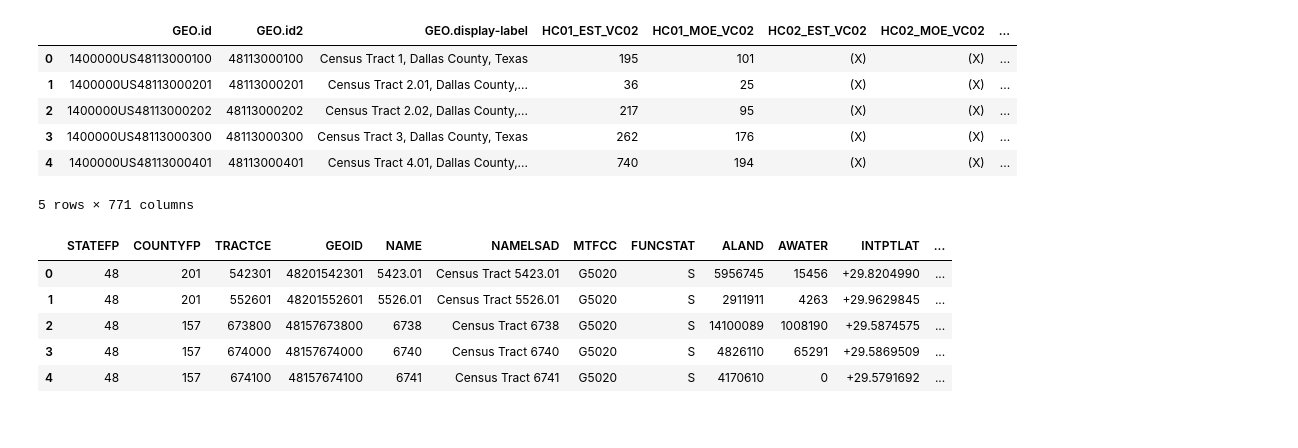
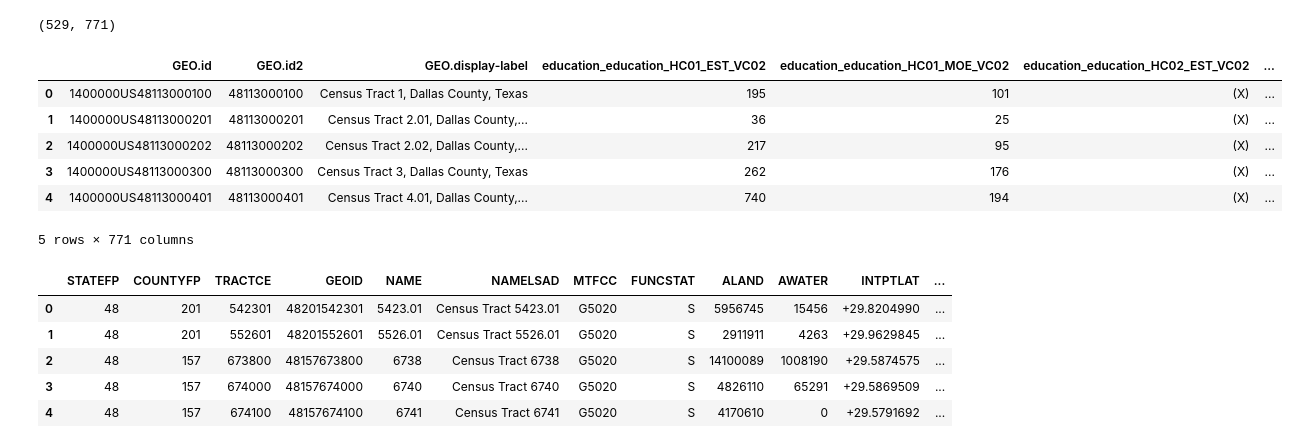
Before and after one commit to DSS-Housing/Kaggle-CPE, a Jupyter notebook: census_tract_automation.ipynb, the cells around one changed output. Drawn from its saved outputs; the diff is of its cells as text; code cells hidden in the pictures.

```diff
--- a/census_tract_automation.ipynb
+++ b/census_tract_automation.ipynb
@@ -16,16 +22,24 @@ education_data = "37-00049_ACS_education-attainment/ACS_16_5YR_S1501_with_ann.cs
 # %%
 education_df = pd.read_csv(acs_datapath + education_data, header = 0, skiprows=[1])
 sub_header = pd.read_csv(acs_datapath + education_data, header = 1).keys()
-# %%
-education_df.head()
-# %% [output]
-|  | GEO.id | GEO.id2 | GEO.display-label | HC01_EST_VC02 | HC01_MOE_VC02 | HC02_EST_VC02 | HC02_MOE_VC02 | ... |
-| 0 | 1400000US48113000100 | 48113000100 | Census Tract 1, Dallas County, Texas | 195 | 101 | (X) | (X) | ... |
-| 1 | 1400000US48113000201 | 48113000201 | Census Tract 2.01, Dallas County,... | 36 | 25 | (X) | (X) | ... |
-| 2 | 1400000US48113000202 | 48113000202 | Census Tract 2.02, Dallas County,... | 217 | 95 | (X) | (X) | ... |
-| 3 | 1400000US48113000300 | 48113000300 | Census Tract 3, Dallas County, Texas | 262 | 176 | (X) | (X) | ... |
-| 4 | 1400000US48113000401 | 48113000401 | Census Tract 4.01, Dallas County,... | 740 | 194 | (X) | (X) | ... |
-5 rows × 771 columns
+# %%
+print(education_df.shape)
+education_df["GEO.id2"] = pd.to_numeric(education_df["GEO.id2"])
+
+c = list(education_df.columns)
+c[3:] = ["education_" + c_name for c_name in c[3:]]
+education_df.columns = c
+
+education_df.head()
+# %% [output]
+(529, 771)
+|  | GEO.id | GEO.id2 | GEO.display-label | education_education_HC01_EST_VC02 | education_education_HC01_MOE_VC02 | education_education_HC02_EST_VC02 | ... |
+| 0 | 1400000US48113000100 | 48113000100 | Census Tract 1, Dallas County, Texas | 195 | 101 | (X) | ... |
+| 1 | 1400000US48113000201 | 48113000201 | Census Tract 2.01, Dallas County,... | 36 | 25 | (X) | ... |
+| 2 | 1400000US48113000202 | 48113000202 | Census Tract 2.02, Dallas County,... | 217 | 95 | (X) | ... |
+| 3 | 1400000US48113000300 | 48113000300 | Census Tract 3, Dallas County, Texas | 262 | 176 | (X) | ... |
+| 4 | 1400000US48113000401 | 48113000401 | Census Tract 4.01, Dallas County,... | 740 | 194 | (X) | ... |
+5 rows × 771 columns
 # %%
 FIPS_state_codes = {
     'WA': '53', 'DE': '10', 'DC': '11', 'WI': '55', 'WV': '54', 'HI': '15',
```
Also changed, not shown: parts of 21 cells of this notebook.
